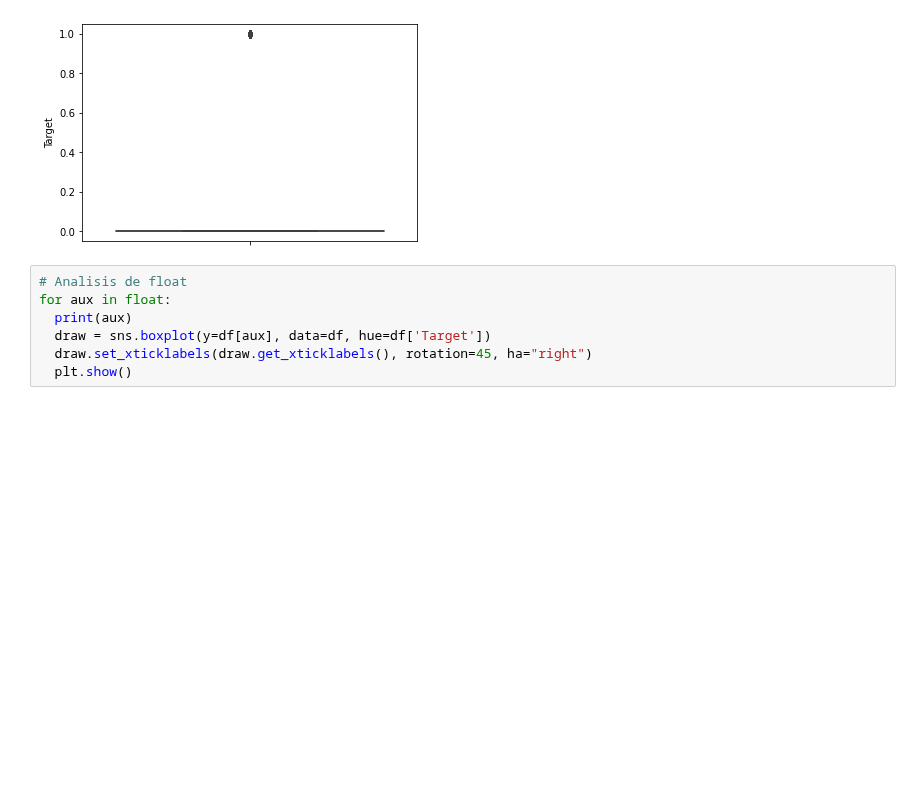
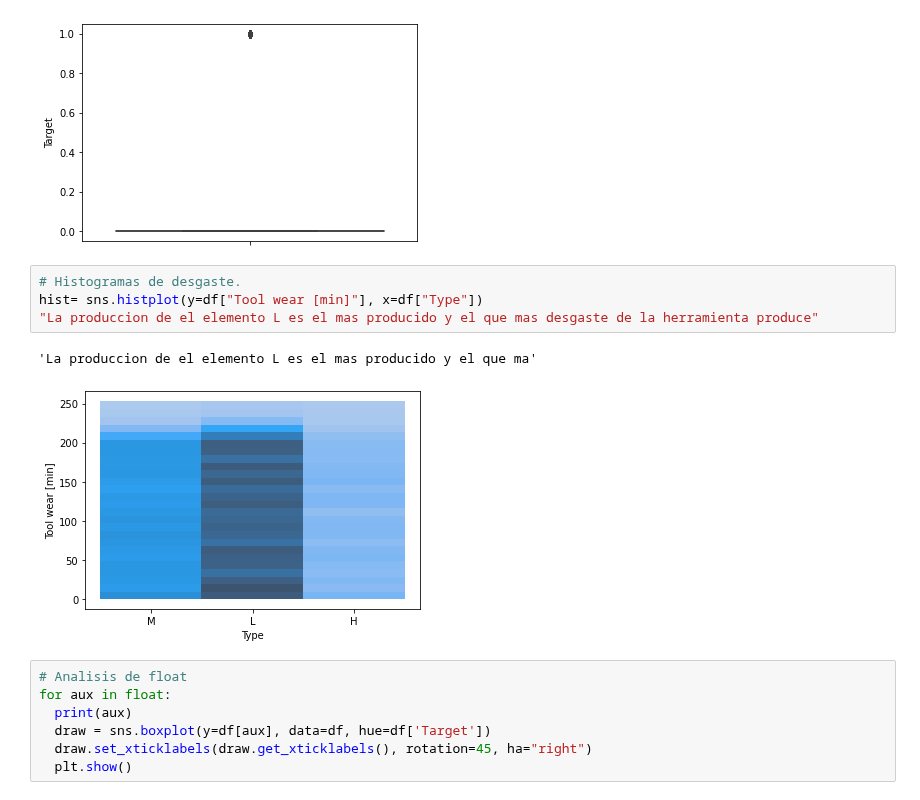
Before and after one commit to maxi879/proyecto_final_coder, a Jupyter notebook: Analisis.ipynb, the cells around one changed output. Cells and saved outputs as stored; diff of their text form; blank space fills up the shorter version.

```diff
--- a/Analisis.ipynb
+++ b/Analisis.ipynb
@@ -238,6 +238,13 @@ Tool wear [min]
 Target
 Target es un outlier debido a que su valor es 0 o 1
 [figure]
+# %%
+# Histogramas de desgaste.
+hist= sns.histplot(y=df["Tool wear [min]"], x=df["Type"])
+"La produccion de el elemento L es el mas producido y el que mas desgaste de la herramienta produce"
+# %% [output]
+'La produccion de el elemento L es el mas producido y el que ma'
+[figure, added]
 # %%
 # Analisis de float
 for aux in float:
```
Also changed, not shown: parts of 4 cells of this notebook.
